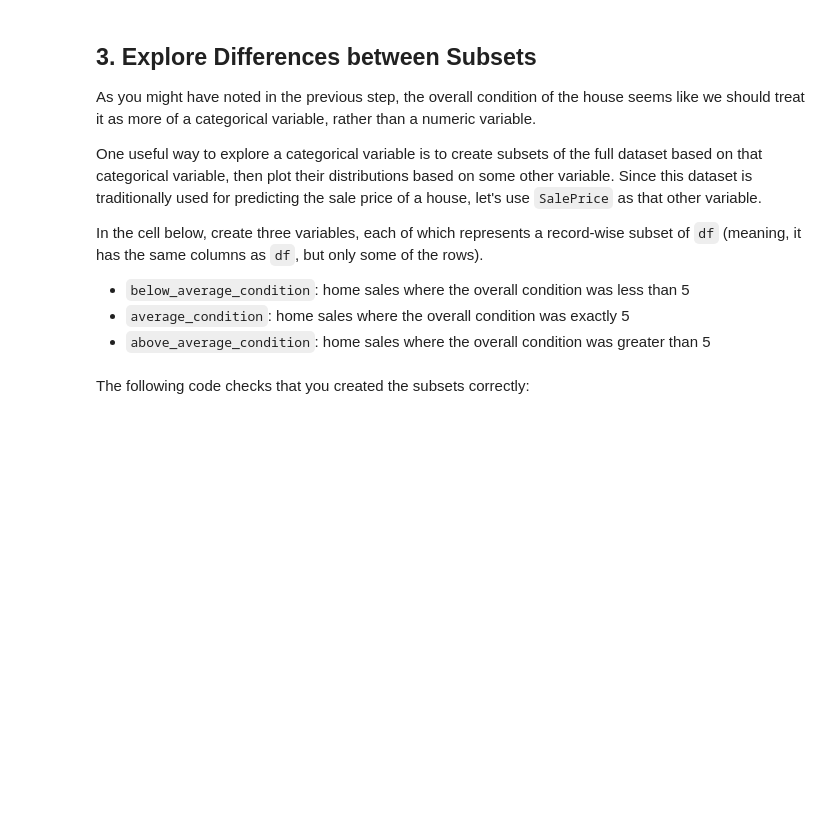
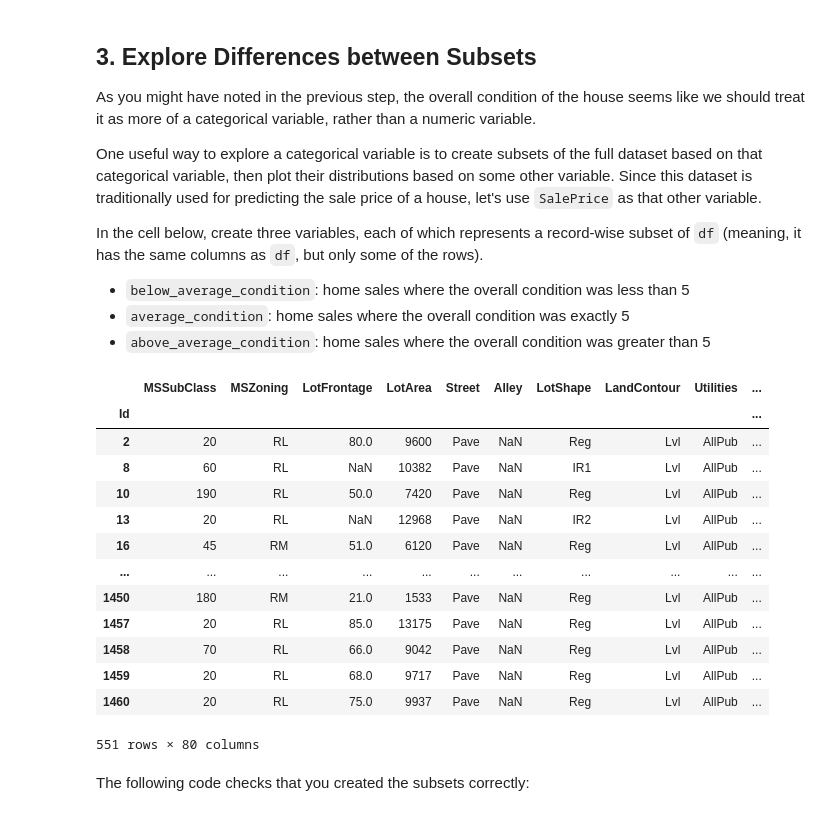
Before and after one commit to CzarProCoder/dsc-pandas-eda-lab, a Jupyter notebook: index.ipynb, the cells around one changed output. Cells and saved outputs as stored; diff of their text form; code cells hidden in the pictures; blank space fills up the shorter version.

```diff
--- a/index.ipynb
+++ b/index.ipynb
@@ -237,9 +260,26 @@ In the cell below, create three variables, each of which represents a record-wis
 * `above_average_condition`: home sales where the overall condition was greater than 5
 # %%
 # Replace None with appropriate code
-below_average_condition = None
-average_condition = None
-above_average_condition = None
+below_average_condition = df.loc[df['OverallCond'] < 5]
+average_condition = df.loc[df['OverallCond'] == 5]
+above_average_condition = df.loc[df['OverallCond'] > 5]
+
+above_average_condition
+# %% [output]
+|  | MSSubClass | MSZoning | LotFrontage | LotArea | Street | Alley | LotShape | LandContour | Utilities | ... |
+| Id |  |  |  |  |  |  |  |  |  | ... |
+| 2 | 20 | RL | 80.0 | 9600 | Pave | NaN | Reg | Lvl | AllPub | ... |
+| 8 | 60 | RL | NaN | 10382 | Pave | NaN | IR1 | Lvl | AllPub | ... |
+| 10 | 190 | RL | 50.0 | 7420 | Pave | NaN | Reg | Lvl | AllPub | ... |
+| 13 | 20 | RL | NaN | 12968 | Pave | NaN | IR2 | Lvl | AllPub | ... |
+| 16 | 45 | RM | 51.0 | 6120 | Pave | NaN | Reg | Lvl | AllPub | ... |
+| ... | ... | ... | ... | ... | ... | ... | ... | ... | ... | ... |
+| 1450 | 180 | RM | 21.0 | 1533 | Pave | NaN | Reg | Lvl | AllPub | ... |
+| 1457 | 20 | RL | 85.0 | 13175 | Pave | NaN | Reg | Lvl | AllPub | ... |
+| 1458 | 70 | RL | 66.0 | 9042 | Pave | NaN | Reg | Lvl | AllPub | ... |
+| 1459 | 20 | RL | 68.0 | 9717 | Pave | NaN | Reg | Lvl | AllPub | ... |
+| 1460 | 20 | RL | 75.0 | 9937 | Pave | NaN | Reg | Lvl | AllPub | ... |
+551 rows × 80 columns
 # %% [markdown]
 The following code checks that you created the subsets correctly:
 # %%
```
Also changed, not shown: parts of 13 cells of this notebook.
